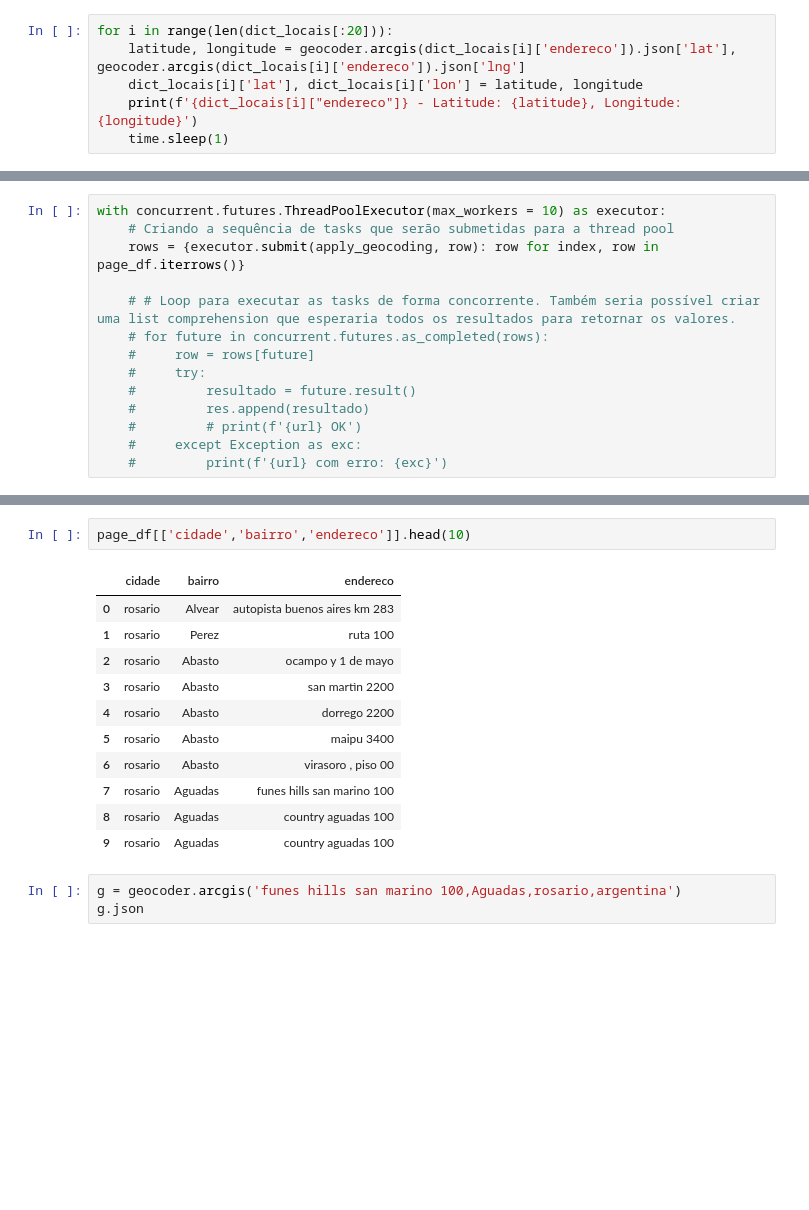
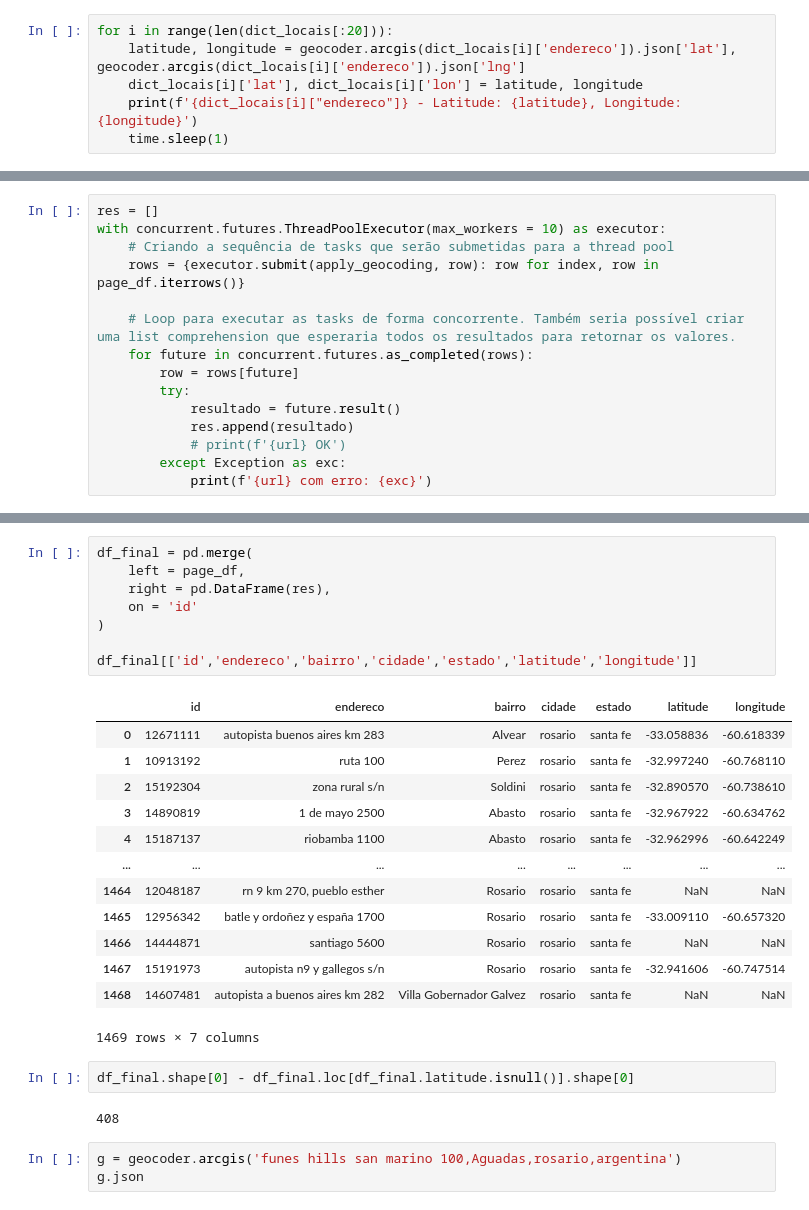
Before and after one commit to Nilton94/Web_Scraping_Arg, a Jupyter notebook: app/testes.ipynb, the cells around one changed output, grey strips where cells are left out. Saved outputs shown, nothing was run; the diff lists cells and outputs as text; blank space fills up the shorter version.

Commit message:
Ajustes da função de mapeamento da latitude e longitude

```diff
--- a/app/testes.ipynb
+++ b/app/testes.ipynb
@@ -794,14 +845,15 @@ dict_locais[:20]
 # %%
+res = []
 with concurrent.futures.ThreadPoolExecutor(max_workers = 10) as executor:
     # Criando a sequência de tasks que serão submetidas para a thread pool
     rows = {executor.submit(apply_geocoding, row): row for index, row in page_df.iterrows()}
 
-    # # Loop para executar as tasks de forma concorrente. Também seria possível criar uma list comprehension que esperaria todos os resultados para retornar os valores.
-    # for future in concurrent.futures.as_completed(rows):
-    #     row = rows[future]
-    #     try:
-    #         resultado = future.result()
-    #         res.append(resultado)
-    #         # print(f'{url} OK')
-    #     except Exception as exc:
-    #         print(f'{url} com erro: {exc}')
+    # Loop para executar as tasks de forma concorrente. Também seria possível criar uma list comprehension que esperaria todos os resultados para retornar os valores.
+    for future in concurrent.futures.as_completed(rows):
+        row = rows[future]
+        try:
+            resultado = future.result()
+            res.append(resultado)
+            # print(f'{url} OK')
+        except Exception as exc:
+            print(f'{url} com erro: {exc}')
@@ -842,17 +860,29 @@ get_geocoding(cidade = 'rosario', bairro = '', endereco = 'country aguadas 100')
-# %%
-page_df[['cidade','bairro','endereco']].head(10)
-# %% [output]
-|  | cidade | bairro | endereco |
-| 0 | rosario | Alvear | autopista buenos aires km 283 |
-| 1 | rosario | Perez | ruta 100 |
-| 2 | rosario | Abasto | ocampo y 1 de mayo |
-| 3 | rosario | Abasto | san martìn 2200 |
-| 4 | rosario | Abasto | dorrego 2200 |
-| 5 | rosario | Abasto | maipu 3400 |
-| 6 | rosario | Abasto | virasoro , piso 00 |
-| 7 | rosario | Aguadas | funes hills san marino 100 |
-| 8 | rosario | Aguadas | country aguadas 100 |
-| 9 | rosario | Aguadas | country aguadas 100 |
+# %%
+df_final = pd.merge(
+    left = page_df,
+    right = pd.DataFrame(res),
+    on = 'id'
+)
+
+df_final[['id','endereco','bairro','cidade','estado','latitude','longitude']]
+# %% [output]
+|  | id | endereco | bairro | cidade | estado | latitude | longitude |
+| 0 | 12671111 | autopista buenos aires km 283 | Alvear | rosario | santa fe | -33.058836 | -60.618339 |
+| 1 | 10913192 | ruta 100 | Perez | rosario | santa fe | -32.997240 | -60.768110 |
+| 2 | 15192304 | zona rural s/n | Soldini | rosario | santa fe | -32.890570 | -60.738610 |
+| 3 | 14890819 | 1 de mayo 2500 | Abasto | rosario | santa fe | -32.967922 | -60.634762 |
+| 4 | 15187137 | riobamba 1100 | Abasto | rosario | santa fe | -32.962996 | -60.642249 |
+| ... | ... | ... | ... | ... | ... | ... | ... |
+| 1464 | 12048187 | rn 9 km 270, pueblo esther | Rosario | rosario | santa fe | NaN | NaN |
+| 1465 | 12956342 | batle y ordoñez y españa 1700 | Rosario | rosario | santa fe | -33.009110 | -60.657320 |
+| 1466 | 14444871 | santiago 5600 | Rosario | rosario | santa fe | NaN | NaN |
+| 1467 | 15191973 | autopista n9 y gallegos s/n | Rosario | rosario | santa fe | -32.941606 | -60.747514 |
+| 1468 | 14607481 | autopista a buenos aires km 282 | Villa Gobernador Galvez | rosario | santa fe | NaN | NaN |
+1469 rows × 7 columns
+# %%
+df_final.shape[0] - df_final.loc[df_final.latitude.isnull()].shape[0]
+# %% [output]
+408
 # %%
 g = geocoder.arcgis('funes hills san marino 100,Aguadas,rosario,argentina')
 g.json
```
Also changed, not shown: parts of 10 cells of this notebook, 2 other files.
